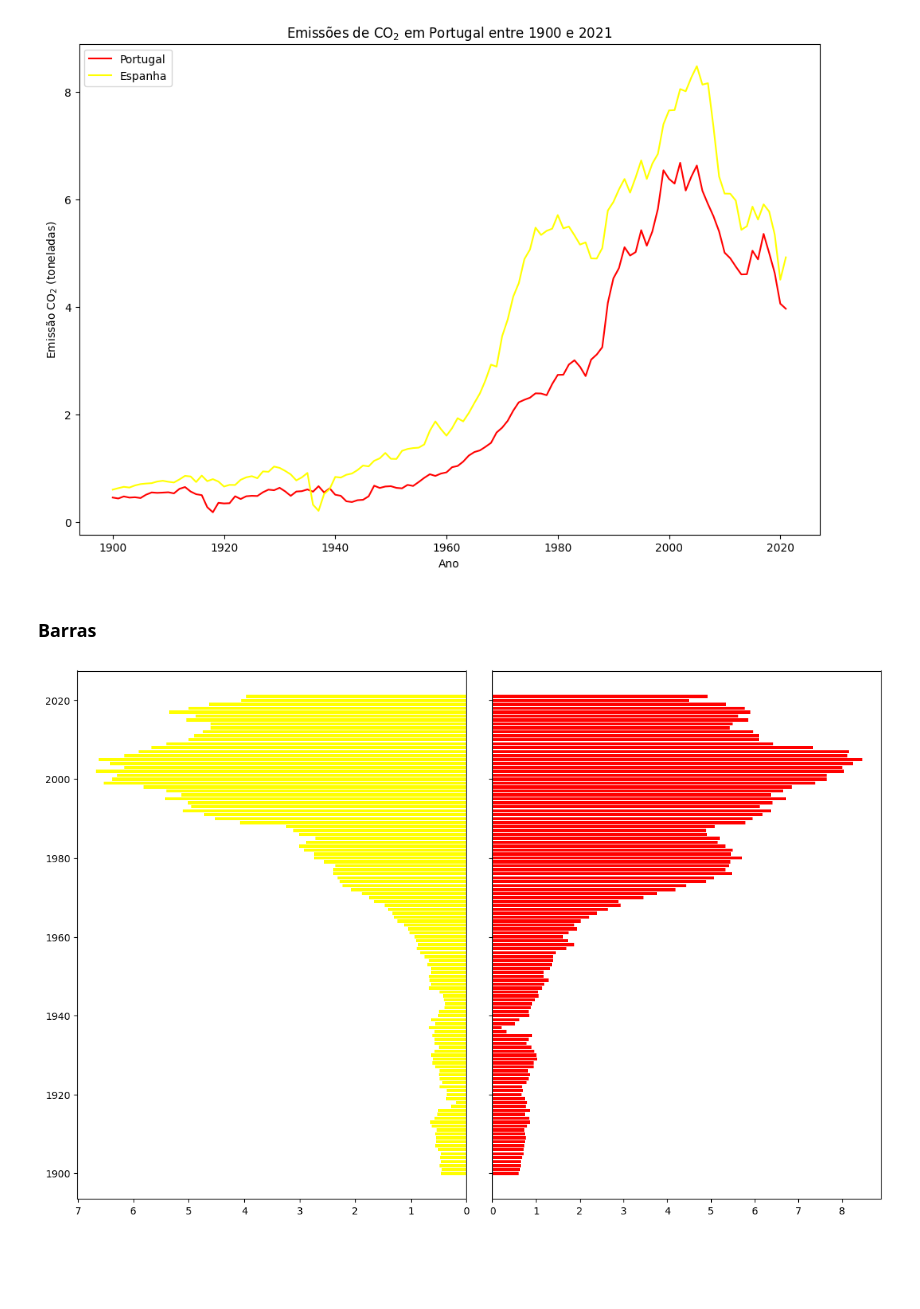
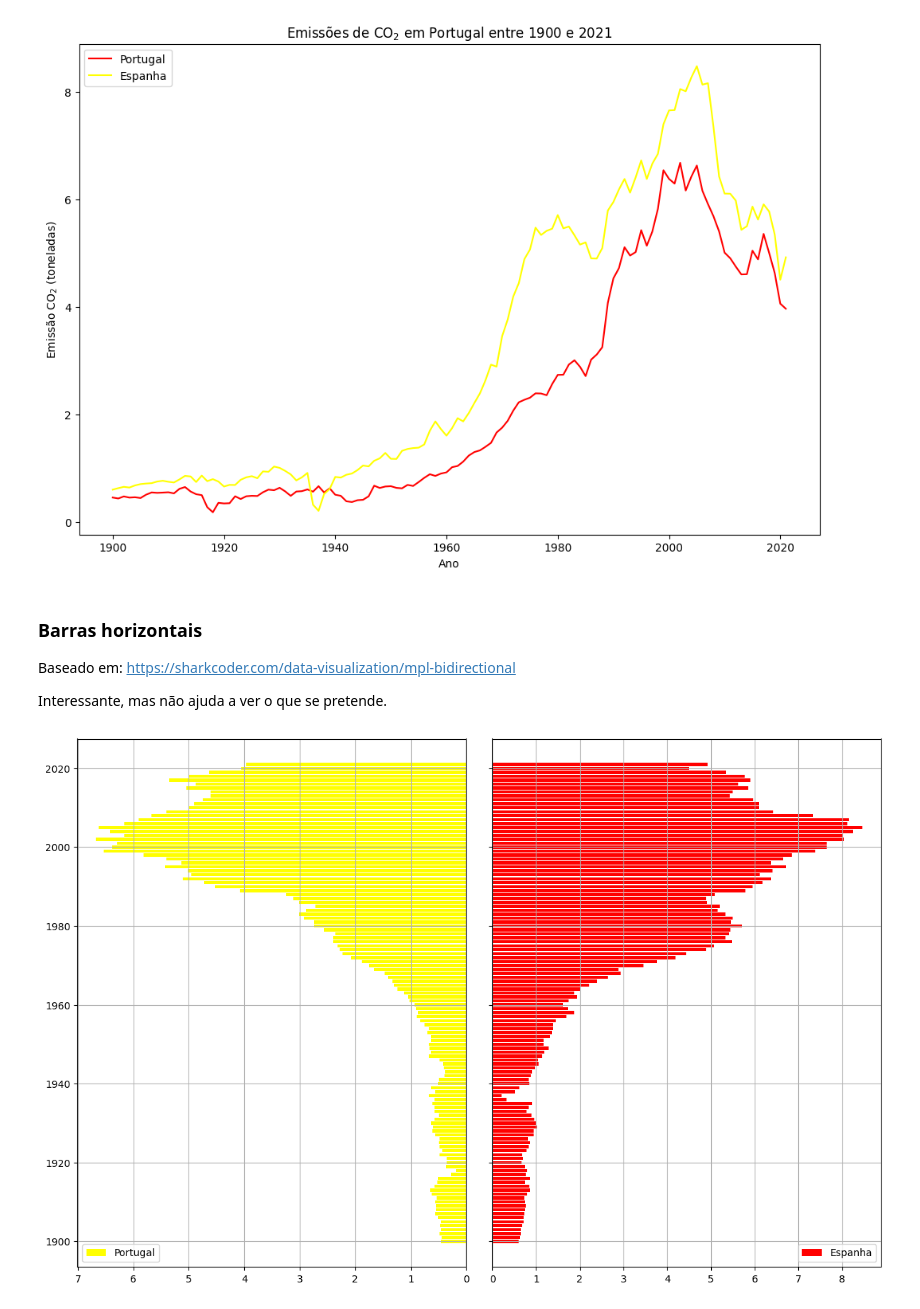
Before and after one commit to preis/anadi_2024, a Jupyter notebook: notebooks/Trabalho 1/parte_1_ponto_3.ipynb, the cells around one changed output. Cells and saved outputs as stored; diff of their text form; code cells hidden in the pictures; blank space fills up the shorter version.

```diff
--- a/notebooks/Trabalho 1/parte_1_ponto_3.ipynb
+++ b/notebooks/Trabalho 1/parte_1_ponto_3.ipynb
@@ -157,42 +157,47 @@ plot_ax.legend(loc="upper left")
 <matplotlib.legend.Legend at 0x...>
 [figure]
 # %% [markdown]
-### Barras
+### Barras horizontais
+
+Baseado em:
+https://sharkcoder.com/data-visualization/mpl-bidirectional
+
+Interessante, mas não ajuda a ver o que se pretende.
 # %%
 bar_fig, bar_axes = plt.subplots(figsize=(12, 8), ncols=2, sharey=True)
 bar_fig.tight_layout()
 # Configuraçao do ``Axes``.
 # bar_axes.set_title("Emissões de CO2 per capita entre 1900 e 2021")
 # bar_axes.set_xlabel("Ano")
 # bar_axes.set_ylabel(r"Emissão CO$_2$ per capita (toneladas)")
 # bar_axes.grid(True)
 
 # Inicializar bottom_series com uma Serie de zeros.
 bottom_series = [0]*122
 areas = []
 
 
 # Construir as barras PT
 barras_pt = bar_axes[0].barh(
     datas,  # Seria a utilizar para o eixo dos XX.
     dados_pt,
     color="yellow",  # Cor da "linha".
     label="Portugal",  # O valor "humano" das etiquetas.
 )
 # Construir as barras PT
 barras_es = bar_axes[1].barh(
     datas,  # Seria a utilizar para o eixo dos XX.
     dados_es,
     color="red",  # Cor da "linha".
     label="Espanha",  # O valor "humano" das etiquetas.
 )
 # bar_axes[0].invert_yxis()
 bar_axes[0].invert_xaxis()
 # bar_axes[1].invert_xaxis()
 
-
-
-
-# bar_axes.legend(loc="upper left")
+bar_axes[1].legend(loc="lower right")
+bar_axes[0].legend(loc="lower left")
+bar_axes[1].grid(True)
+bar_axes[0].grid(True)
 # %% [output]
-[figure, old version]
+[figure, new version]
```
Also changed, not shown: 2 other files.
